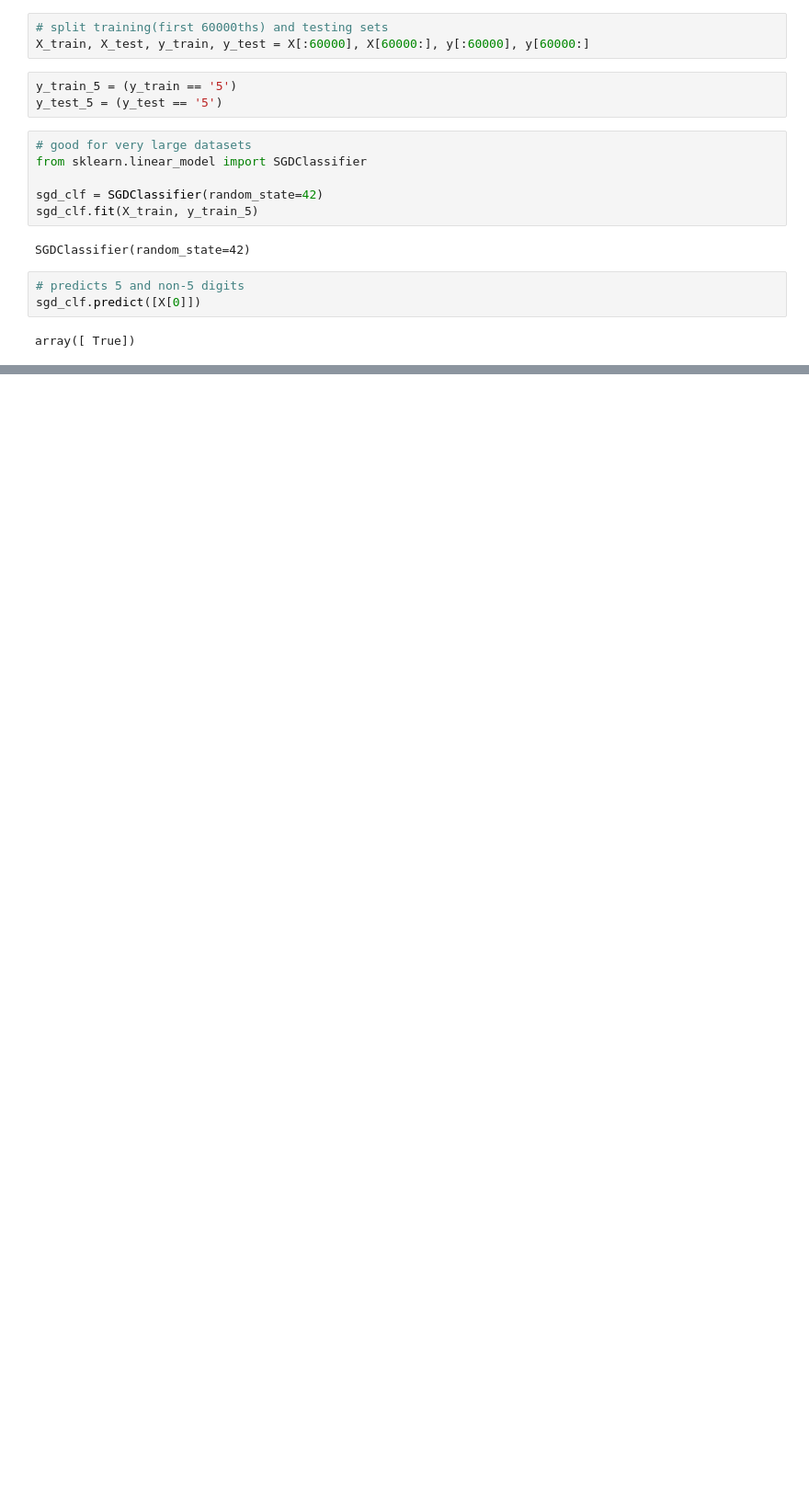
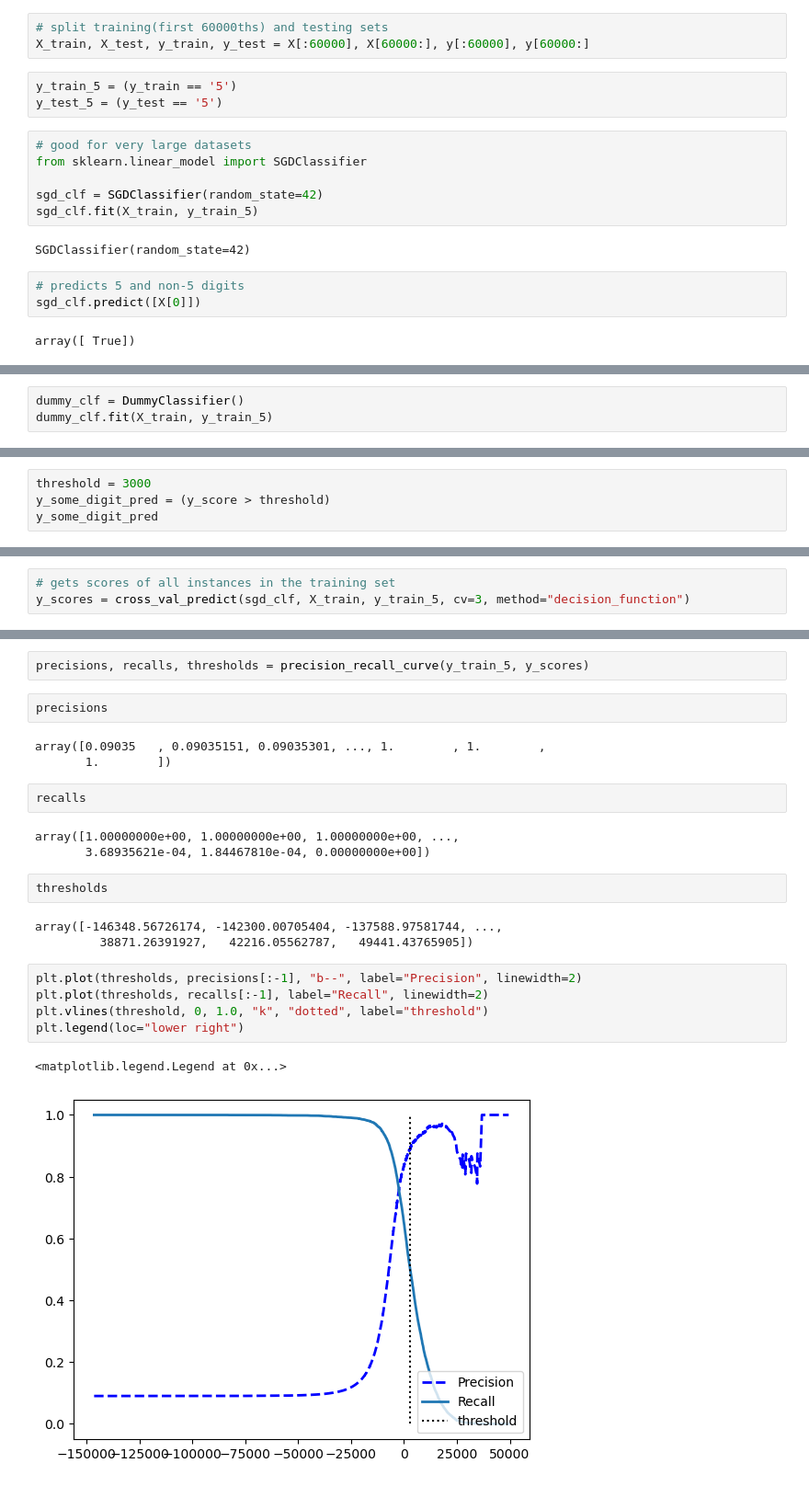
Before and after one commit to Parmida79/baldr, a Jupyter notebook: baldr/homl_chapter_3.ipynb, the cells around one changed output, grey strips where cells are left out. Shown: that part at 92% size. Saved outputs shown, nothing was run; the diff lists cells and outputs as text; blank space fills up the shorter version.

Commit message:
Trained binary classifier

```diff
--- a/baldr/homl_chapter_3.ipynb
+++ b/baldr/homl_chapter_3.ipynb
@@ -111,0 +122,3 @@ array([ True])
+# %%
+dummy_clf = DummyClassifier()
+dummy_clf.fit(X_train, y_train_5)
@@ -111,0 +180,4 @@ array([ True])
+# %%
+threshold = 3000
+y_some_digit_pred = (y_score > threshold)
+y_some_digit_pred
@@ -111,0 +186,3 @@ array([ True])
+# %%
+# gets scores of all instances in the training set
+y_scores = cross_val_predict(sgd_clf, X_train, y_train_5, cv=3, method="decision_function")
@@ -111,0 +194,25 @@ array([ True])
+# %%
+precisions, recalls, thresholds = precision_recall_curve(y_train_5, y_scores)
+# %%
+precisions
+# %% [output]
+array([0.09035   , 0.09035151, 0.09035301, ..., 1.        , 1.        ,
+       1.        ])
+# %%
+recalls
+# %% [output]
+array([1.00000000e+00, 1.00000000e+00, 1.00000000e+00, ...,
+       3.68935621e-04, 1.84467810e-04, 0.00000000e+00])
+# %%
+thresholds
+# %% [output]
+array([-146348.56726174, -142300.00705404, -137588.97581744, ...,
+         38871.26391927,   42216.05562787,   49441.43765905])
+# %%
+plt.plot(thresholds, precisions[:-1], "b--", label="Precision", linewidth=2)
+plt.plot(thresholds, recalls[:-1], label="Recall", linewidth=2)
+plt.vlines(threshold, 0, 1.0, "k", "dotted", label="threshold")
+plt.legend(loc="lower right")
+# %% [output]
+<matplotlib.legend.Legend at 0x...>
+[figure, added]
```
Also changed, not shown: parts of 35 cells of this notebook.
